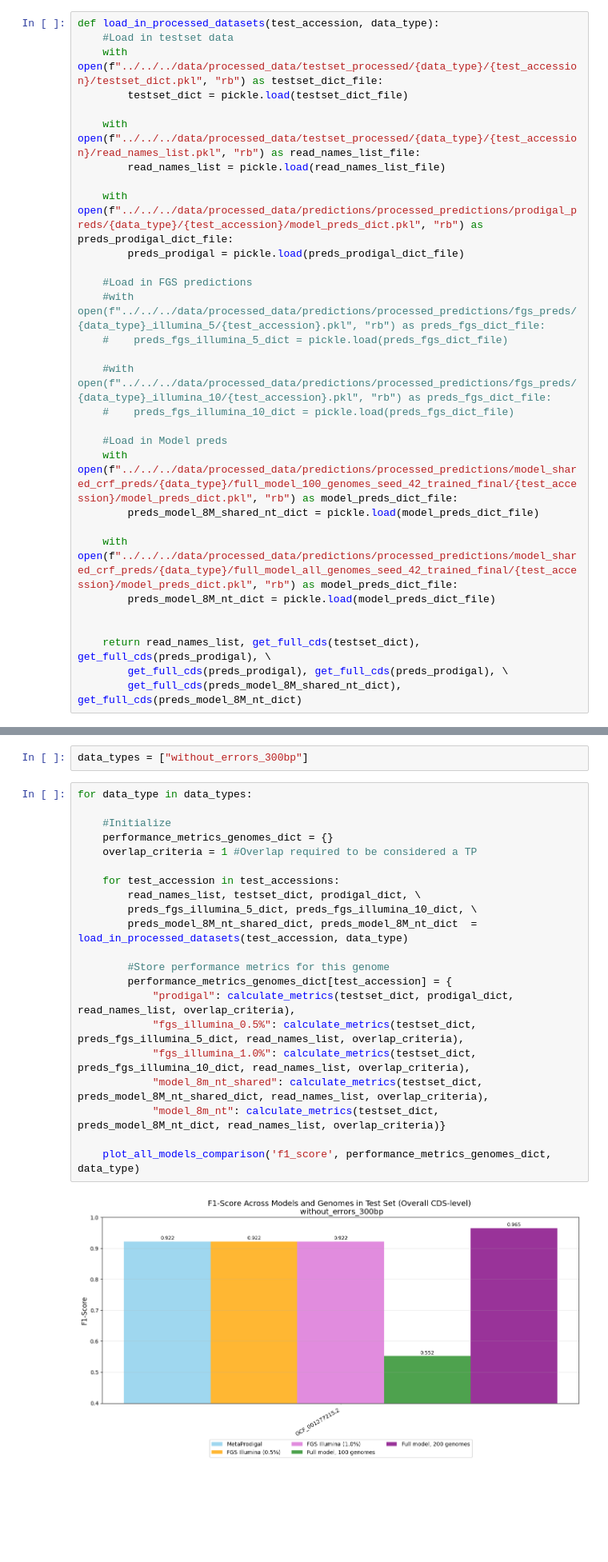
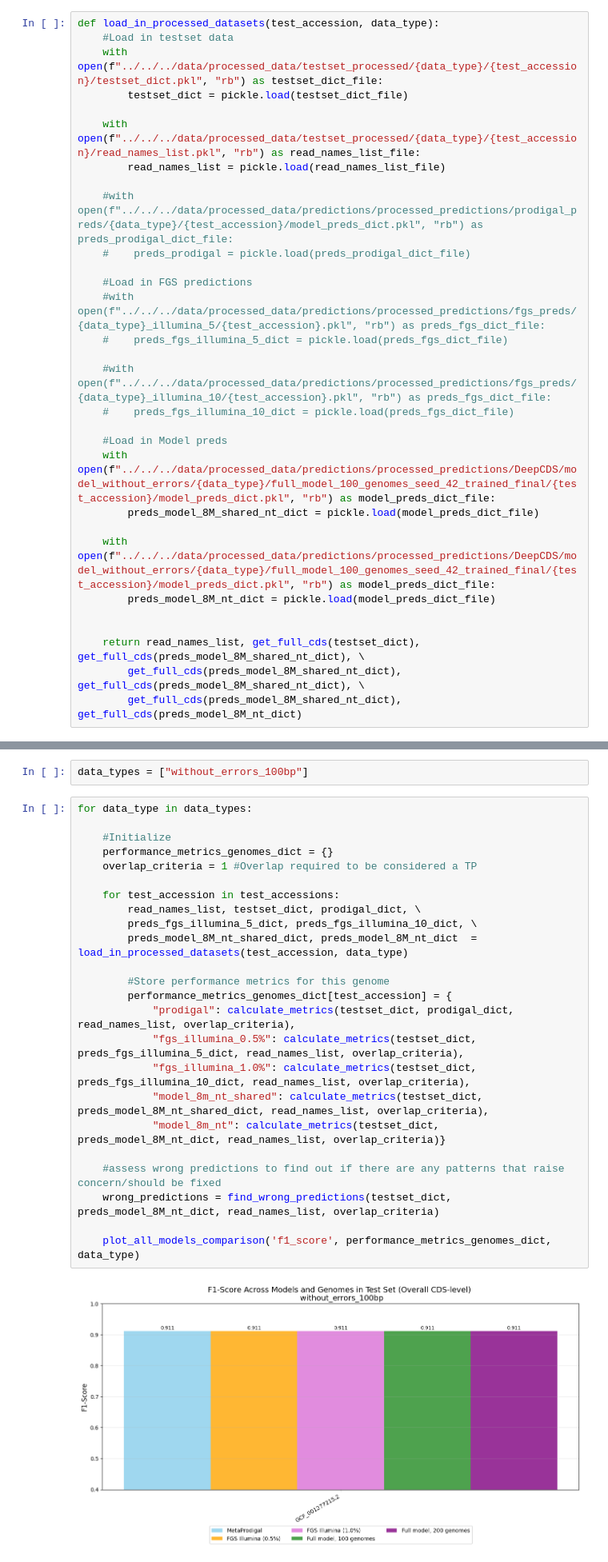
Before and after one commit to lsandvad/deep-cds, a Jupyter notebook: src_dev/benchmark/eval/cds_level_evaluation_with_errors.ipynb, the cells around one changed output, grey strips where cells are left out. Shown at 80% size. Drawn from its saved outputs; the diff is of its cells as text; blank space fills up the shorter version.

```diff
--- a/src_dev/benchmark/eval/cds_level_evaluation_with_errors.ipynb
+++ b/src_dev/benchmark/eval/cds_level_evaluation_with_errors.ipynb
@@ -56,8 +56,8 @@ def load_in_processed_datasets(test_accession, data_type):
     with open(f"../../../data/processed_data/testset_processed/{data_type}/{test_accession}/read_names_list.pkl", "rb") as read_names_list_file:
         read_names_list = pickle.load(read_names_list_file)
 
-    with open(f"../../../data/processed_data/predictions/processed_predictions/prodigal_preds/{data_type}/{test_accession}/model_preds_dict.pkl", "rb") as preds_prodigal_dict_file:
-        preds_prodigal = pickle.load(preds_prodigal_dict_file)
+    #with open(f"../../../data/processed_data/predictions/processed_predictions/prodigal_preds/{data_type}/{test_accession}/model_preds_dict.pkl", "rb") as preds_prodigal_dict_file:
+    #    preds_prodigal = pickle.load(preds_prodigal_dict_file)
 
     #Load in FGS predictions
     #with open(f"../../../data/processed_data/predictions/processed_predictions/fgs_preds/{data_type}_illumina_5/{test_accession}.pkl", "rb") as preds_fgs_dict_file:
@@ -67,15 +67,15 @@ def load_in_processed_datasets(test_accession, data_type):
     #    preds_fgs_illumina_10_dict = pickle.load(preds_fgs_dict_file)
 
     #Load in Model preds
-    with open(f"../../../data/processed_data/predictions/processed_predictions/model_shared_crf_preds/{data_type}/full_model_100_genomes_seed_42_trained_final/{test_accession}/model_preds_dict.pkl", "rb") as model_preds_dict_file:
+    with open(f"../../../data/processed_data/predictions/processed_predictions/DeepCDS/model_without_errors/{data_type}/full_model_100_genomes_seed_42_trained_final/{test_accession}/model_preds_dict.pkl", "rb") as model_preds_dict_file:
         preds_model_8M_shared_nt_dict = pickle.load(model_preds_dict_file)
 
-    with open(f"../../../data/processed_data/predictions/processed_predictions/model_shared_crf_preds/{data_type}/full_model_all_genomes_seed_42_trained_final/{test_accession}/model_preds_dict.pkl", "rb") as model_preds_dict_file:
+    with open(f"../../../data/processed_data/predictions/processed_predictions/DeepCDS/model_without_errors/{data_type}/full_model_100_genomes_seed_42_trained_final/{test_accession}/model_preds_dict.pkl", "rb") as model_preds_dict_file:
         preds_model_8M_nt_dict = pickle.load(model_preds_dict_file)
 
 
-    return read_names_list, get_full_cds(testset_dict), get_full_cds(preds_prodigal), \
-        get_full_cds(preds_prodigal), get_full_cds(preds_prodigal), \
+    return read_names_list, get_full_cds(testset_dict), get_full_cds(preds_model_8M_shared_nt_dict), \
+        get_full_cds(preds_model_8M_shared_nt_dict), get_full_cds(preds_model_8M_shared_nt_dict), \
         get_full_cds(preds_model_8M_shared_nt_dict), get_full_cds(preds_model_8M_nt_dict)
 # %%
 def calculate_iou(coord1, coord2):
@@ -422,30 +504,33 @@ def plot_all_models_comparison(performance_metric, performance_metrics_genomes_d
 # %% [markdown]
 # main
 # %%
-data_types = ["without_errors_300bp"]
+data_types = ["without_errors_100bp"]
 # %%
 for data_type in data_types:
 
     #Initialize
     performance_metrics_genomes_dict = {}
     overlap_criteria = 1 #Overlap required to be considered a TP
 
     for test_accession in test_accessions:
         read_names_list, testset_dict, prodigal_dict, \
         preds_fgs_illumina_5_dict, preds_fgs_illumina_10_dict, \
         preds_model_8M_nt_shared_dict, preds_model_8M_nt_dict  = load_in_processed_datasets(test_accession, data_type)
 
         #Store performance metrics for this genome
         performance_metrics_genomes_dict[test_accession] = {
             "prodigal": calculate_metrics(testset_dict, prodigal_dict, read_names_list, overlap_criteria),
             "fgs_illumina_0.5%": calculate_metrics(testset_dict, preds_fgs_illumina_5_dict, read_names_list, overlap_criteria),
             "fgs_illumina_1.0%": calculate_metrics(testset_dict, preds_fgs_illumina_10_dict, read_names_list, overlap_criteria),
             "model_8m_nt_shared": calculate_metrics(testset_dict, preds_model_8M_nt_shared_dict, read_names_list, overlap_criteria),
             "model_8m_nt": calculate_metrics(testset_dict, preds_model_8M_nt_dict, read_names_list, overlap_criteria)}
 
+    #assess wrong predictions to find out if there are any patterns that raise concern/should be fixed
+    wrong_predictions = find_wrong_predictions(testset_dict, preds_model_8M_nt_dict, read_names_list, overlap_criteria)
+
     plot_all_models_comparison('f1_score', performance_metrics_genomes_dict, data_type)
 # %% [output]
-[figure, old version]
+[figure, new version]
 # %%
 #plot_all_models_comparison('precision', performance_metrics_genomes_dict)
 # %%
```
Also changed, not shown: parts of 3 cells of this notebook, 14 other files.
